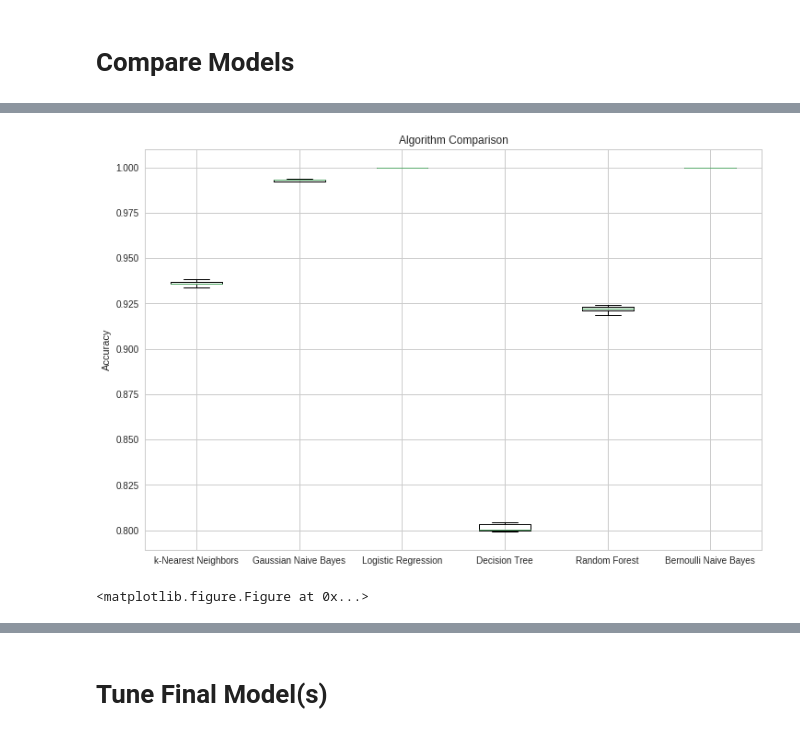
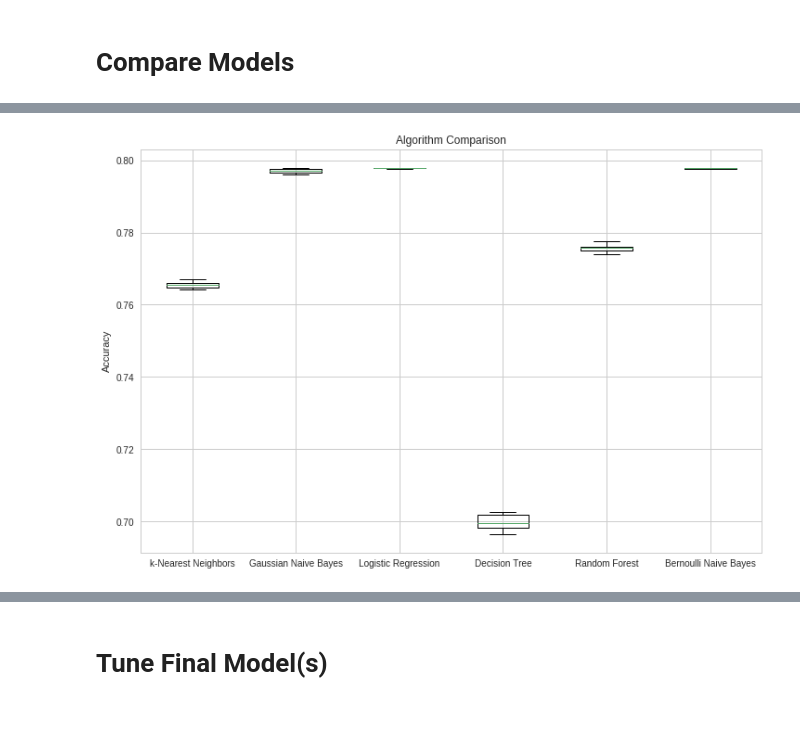
Before and after one commit to nmichniok/Predictive-Modeling, a Jupyter notebook: Classification.ipynb, the cells around one changed output, grey strips where cells are left out. Saved outputs shown, nothing was run; the diff lists cells and outputs as text; code cells hidden in the pictures.

```diff
--- a/Classification.ipynb
+++ b/Classification.ipynb
@@ -570,8 +746,12 @@ models = {
     'Bernoulli Naive Bayes': BernoulliNB()
 }
 
-results = []
+s = ['accuracy', 'recall', 'precision', 'f1', 'roc_auc']
+cv_score_rec_results = []
 names = []
+prec_scores = []
+recall_scores = []
+spec_scores = []
 
 for k, v in models.items():
     cv_scores = cross_val_score(estimator=v,
@@ -581,12 +761,38 @@ for k, v in models.items():
                        n_jobs=1,
                     scoring='recall')
 
-    results.append(cv_scores)
+    y_train_pred = cross_val_predict(v, X_train, y_train, cv=10)
+
+    cm = confusion_matrix(y_train, y_train_pred)
+    TN = cm[0][0]
+    FN = cm[1][0]
+    TP = cm[1][1]
+    FP = cm[0][1]
+
+    p = precision_score(y_train, y_train_pred)
+    r = recall_score(y_train, y_train_pred)
+    s = TN/(TN+FP) #specificity score
+
+    cv_score_rec_results.append(cv_scores)
     names.append(k)
+    prec_scores.append(p)
+    recall_scores.append(r)
+    spec_scores.append(s)
 
-    print(k)
+    v.fit(X_train, y_train)
+    train_acc = v.score(X_train, y_train)
+    test_acc = v.score(X_test, y_test)
+
+    print(k, v)
+    print('Train Accuracy: ', train_acc)
+    print('Test Accuracy: ', test_acc)
     print('CV accuracy: %.3f +/- %.3f' % (np.mean(cv_scores), np.std(cv_scores)))
-    print('----------------')
+    print('Precision Score: ', p)
+    print('Recall Score', r)
+    print('Specificity Score: ', s, '\n')
+    print(classification_report(y_train, y_train_pred))
+    print(confusion_matrix(y_train, y_train_pred))
+    print('----------------', '\n')
 
 % time()
 # %% [output]
@@ -614,18 +1054,17 @@ Wall time: 4.29 µs
 # %%
 # Compare Algorithms
 fig = plt.figure(figsize=(12,8))
 ax = fig.add_subplot(111)
-plt.boxplot(results)
+plt.boxplot(cv_score_acc_results)
 ax.set_xticklabels(names)
 plt.title('Algorithm Comparison')
 plt.ylabel('Accuracy')
-plt.show()
 
 plt.tight_layout
-plt.savefig('figures/AlgCompare.png', bbox_inches='tight')
+plt.savefig('figures/AlgCompare.png', bbox_inches='tight', dpi=300)
+plt.show()
 # %% [output]
-[figure, old version]
+[figure, new version]
-<matplotlib.figure.Figure at 0x...>
 # %%
 # Run classifiers and plot ROC curves
 cv = StratifiedKFold(n_splits=10)
```
Also changed, not shown: parts of 42 cells of this notebook, 1 other file.
